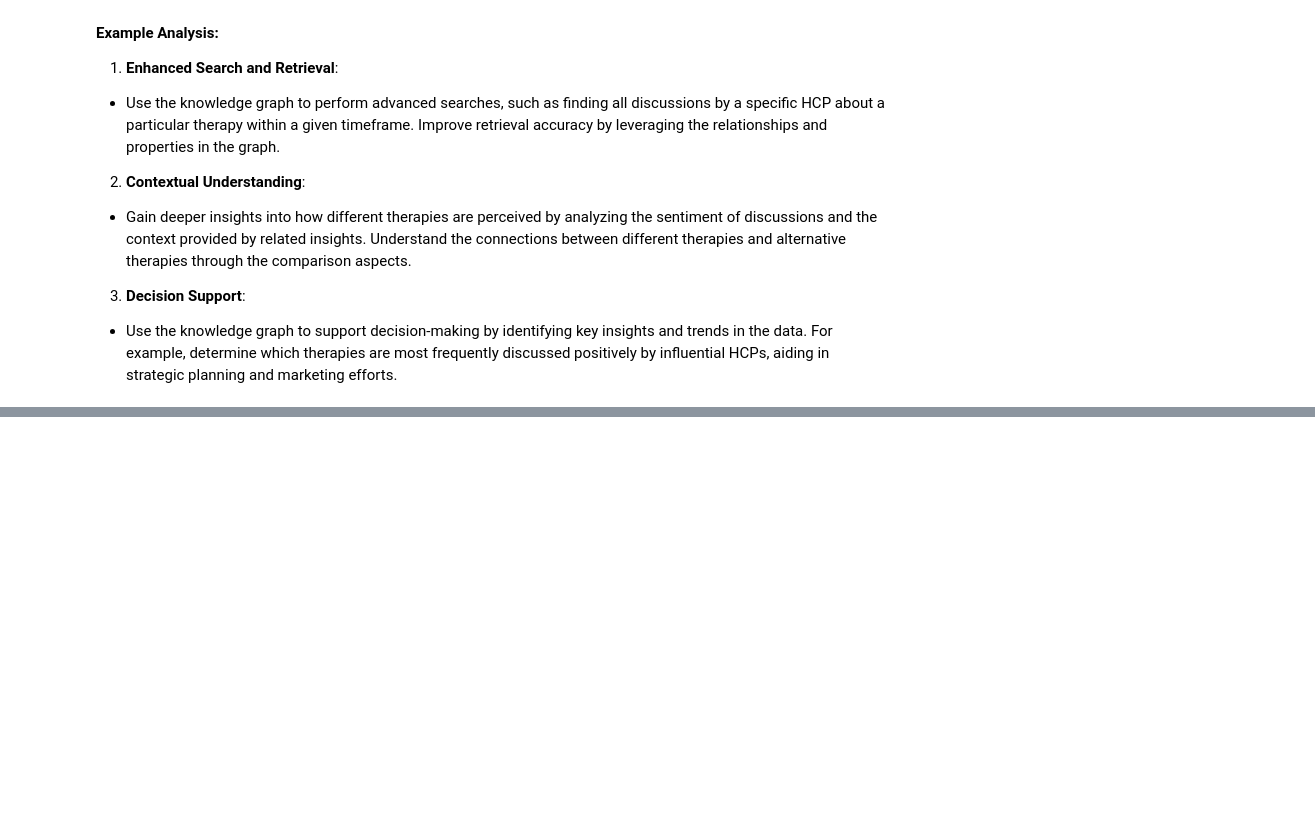
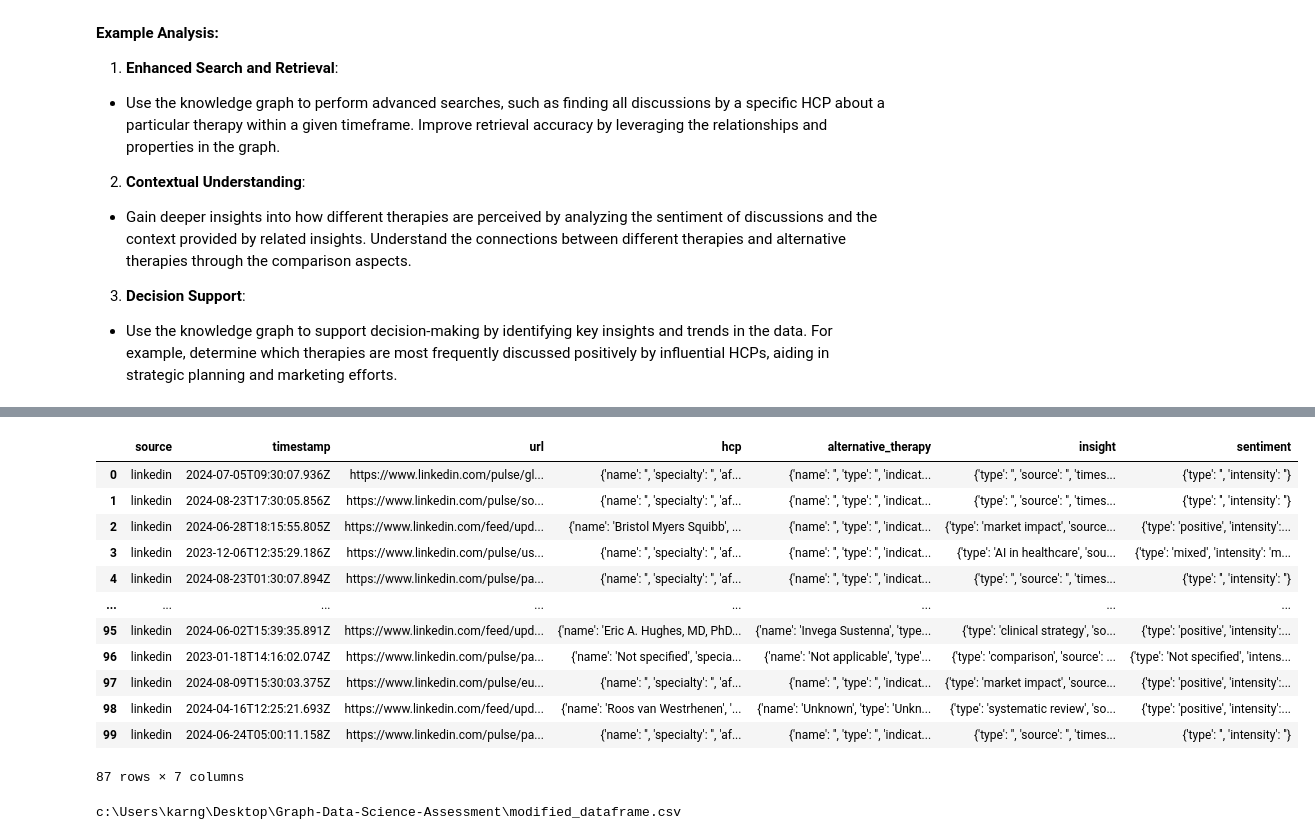
Before and after one commit to Rag3karn/Graph-Data-Science-Assessment, a Jupyter notebook: Assessment.ipynb, the cells around one changed output, grey strips where cells are left out. Saved outputs shown, nothing was run; the diff lists cells and outputs as text; code cells hidden in the pictures; blank space fills up the shorter version.

```diff
--- a/Assessment.ipynb
+++ b/Assessment.ipynb
@@ -94,0 +99,3 @@ For example, determine which therapies are most frequently discussed positively
+# %%
+df = pd.read_excel('C:\\Users\\karng\\Desktop\\Graph-Data-Science-Assessment\\KG_technical_skills_assessment_data.xlsx')
+df
@@ -94,0 +133,3 @@ For example, determine which therapies are most frequently discussed positively
+# %%
+df = df.dropna()
+df
@@ -94,0 +189,25 @@ For example, determine which therapies are most frequently discussed positively
+# %%
+df = df.drop(['therapy'],axis = 1)
+df
+# %% [output]
+|  | source | timestamp | url | hcp | alternative_therapy | insight | sentiment |
+| 0 | linkedin | 2024-07-05T09:30:07.936Z | https://www.linkedin.com/pulse/gl... | {'name': '', 'specialty': '', 'af... | {'name': '', 'type': '', 'indicat... | {'type': '', 'source': '', 'times... | {'type': '', 'intensity': ''} |
+| 1 | linkedin | 2024-08-23T17:30:05.856Z | https://www.linkedin.com/pulse/so... | {'name': '', 'specialty': '', 'af... | {'name': '', 'type': '', 'indicat... | {'type': '', 'source': '', 'times... | {'type': '', 'intensity': ''} |
+| 2 | linkedin | 2024-06-28T18:15:55.805Z | https://www.linkedin.com/feed/upd... | {'name': 'Bristol Myers Squibb', ... | {'name': '', 'type': '', 'indicat... | {'type': 'market impact', 'source... | {'type': 'positive', 'intensity':... |
+| 3 | linkedin | 2023-12-06T12:35:29.186Z | https://www.linkedin.com/pulse/us... | {'name': '', 'specialty': '', 'af... | {'name': '', 'type': '', 'indicat... | {'type': 'AI in healthcare', 'sou... | {'type': 'mixed', 'intensity': 'm... |
+| 4 | linkedin | 2024-08-23T01:30:07.894Z | https://www.linkedin.com/pulse/pa... | {'name': '', 'specialty': '', 'af... | {'name': '', 'type': '', 'indicat... | {'type': '', 'source': '', 'times... | {'type': '', 'intensity': ''} |
+| ... | ... | ... | ... | ... | ... | ... | ... |
+| 95 | linkedin | 2024-06-02T15:39:35.891Z | https://www.linkedin.com/feed/upd... | {'name': 'Eric A. Hughes, MD, PhD... | {'name': 'Invega Sustenna', 'type... | {'type': 'clinical strategy', 'so... | {'type': 'positive', 'intensity':... |
+| 96 | linkedin | 2023-01-18T14:16:02.074Z | https://www.linkedin.com/pulse/pa... | {'name': 'Not specified', 'specia... | {'name': 'Not applicable', 'type'... | {'type': 'comparison', 'source': ... | {'type': 'Not specified', 'intens... |
+| 97 | linkedin | 2024-08-09T15:30:03.375Z | https://www.linkedin.com/pulse/eu... | {'name': '', 'specialty': '', 'af... | {'name': '', 'type': '', 'indicat... | {'type': 'market impact', 'source... | {'type': 'positive', 'intensity':... |
+| 98 | linkedin | 2024-04-16T12:25:21.693Z | https://www.linkedin.com/feed/upd... | {'name': 'Roos van Westrhenen', '... | {'name': 'Unknown', 'type': 'Unkn... | {'type': 'systematic review', 'so... | {'type': 'positive', 'intensity':... |
+| 99 | linkedin | 2024-06-24T05:00:11.158Z | https://www.linkedin.com/pulse/pa... | {'name': '', 'specialty': '', 'af... | {'name': '', 'type': '', 'indicat... | {'type': '', 'source': '', 'times... | {'type': '', 'intensity': ''} |
+87 rows × 7 columns
+# %%
+#I downloaded the modified dataframe to work upon it in Neo4j
+from IPython.display import FileLink
+
+df.to_csv('modified_dataframe.csv', index=False)
+FileLink('modified_dataframe.csv')
+# %% [output]
+c:\Users\karng\Desktop\Graph-Data-Science-Assessment\modified_dataframe.csv
```
Also changed, not shown: parts of 41 cells of this notebook, 3 other files.
